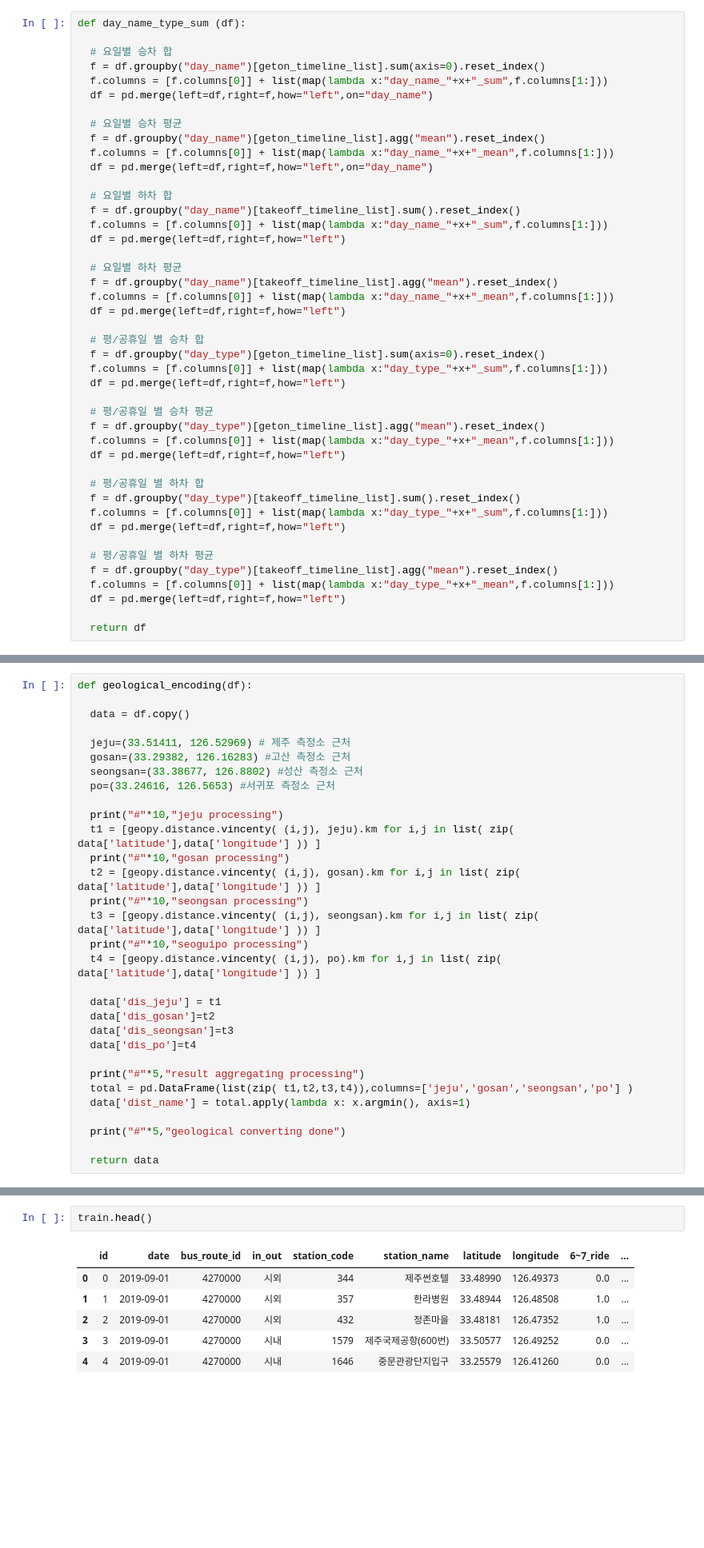
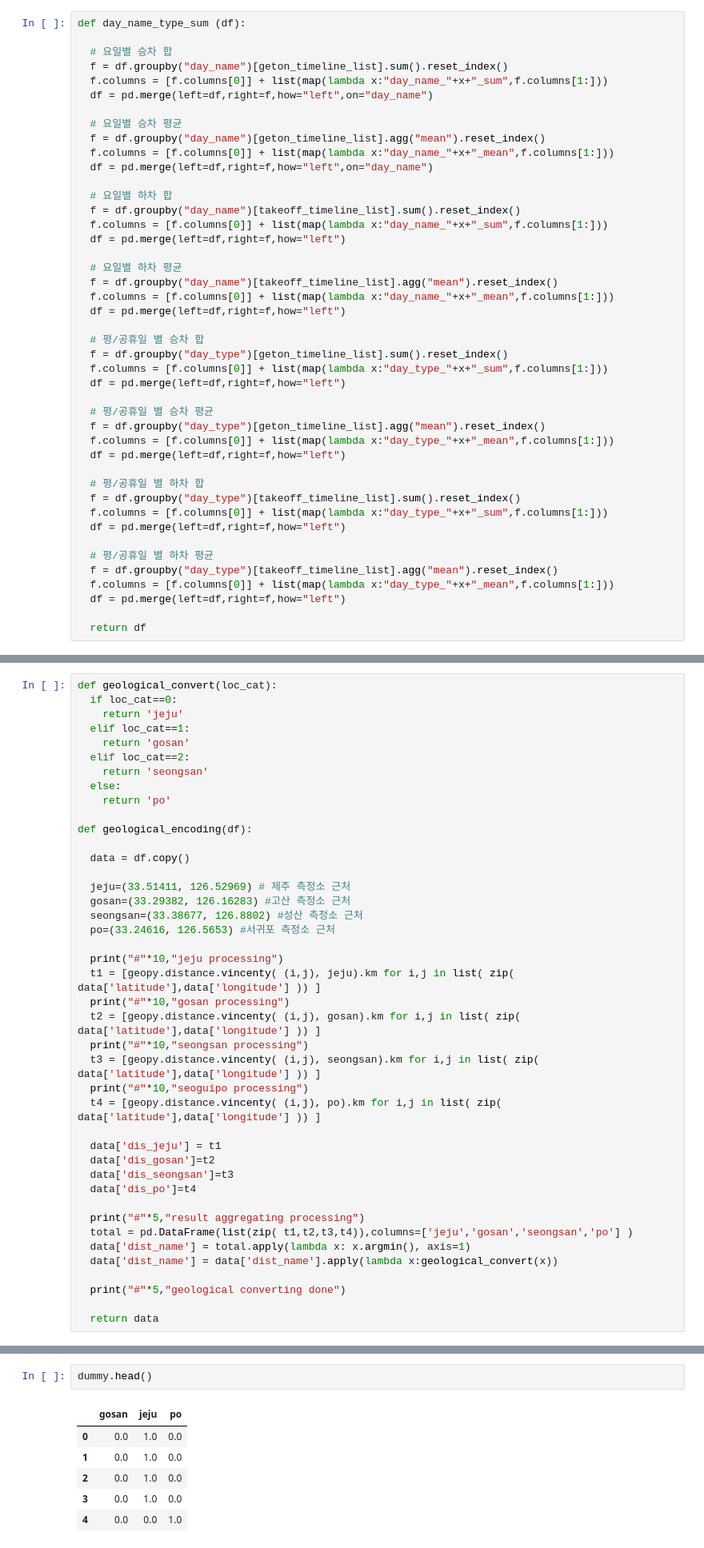
Before and after one commit to JerryKwon/Dacon_Supporters_1st, a Jupyter notebook: submissions/3rd_week/[데이콘 서포터즈 1기_권영인] How much heck the bus is in jeju than seoul_3rd week.ipynb, the cells around one changed output, grey strips where cells are left out. Shown: that part at 80% size. Saved outputs shown, nothing was run; the diff lists cells and outputs as text; blank space fills up the shorter version.

```diff
--- a/submissions/3rd_week/[데이콘 서포터즈 1기_권영인] How much heck the bus is in jeju than seoul_3rd week.ipynb
+++ b/submissions/3rd_week/[데이콘 서포터즈 1기_권영인] How much heck the bus is in jeju than seoul_3rd week.ipynb
@@ -310,7 +305,7 @@ takeoff_timeline_list = train.columns[14:20]
 def day_name_type_sum (df):
 
   # 요일별 승차 합
-  f = df.groupby("day_name")[geton_timeline_list].sum(axis=0).reset_index()
+  f = df.groupby("day_name")[geton_timeline_list].sum().reset_index()
   f.columns = [f.columns[0]] + list(map(lambda x:"day_name_"+x+"_sum",f.columns[1:]))
   df = pd.merge(left=df,right=f,how="left",on="day_name")
 
@@ -330,7 +325,7 @@ def day_name_type_sum (df):
   df = pd.merge(left=df,right=f,how="left")
 
   # 평/공휴일 별 승차 합
-  f = df.groupby("day_type")[geton_timeline_list].sum(axis=0).reset_index()
+  f = df.groupby("day_type")[geton_timeline_list].sum().reset_index()
   f.columns = [f.columns[0]] + list(map(lambda x:"day_type_"+x+"_sum",f.columns[1:]))
   df = pd.merge(left=df,right=f,how="left")
 
@@ -390,6 +385,16 @@ test = in_out_bus_ride_takeoff_mean_sum(test)
 # %% [markdown]
 ##### 좌표데이터를 이용한 변수
 # %%
+def geological_convert(loc_cat):
+  if loc_cat==0:
+    return 'jeju'
+  elif loc_cat==1:
+    return 'gosan'
+  elif loc_cat==2:
+    return 'seongsan'
+  else:
+    return 'po'
+
 def geological_encoding(df):
 
   data = df.copy()
@@ -416,6 +421,7 @@ def geological_encoding(df):
   print("#"*5,"result aggregating processing")
   total = pd.DataFrame(list(zip( t1,t2,t3,t4)),columns=['jeju','gosan','seongsan','po'] )
   data['dist_name'] = total.apply(lambda x: x.argmin(), axis=1)
+  data['dist_name'] = data['dist_name'].apply(lambda x:geological_convert(x))
 
   print("#"*5,"geological converting done")
 
@@ -457,14 +463,14 @@ dummy = pd.DataFrame(encoded_day_type.todense(),columns=map(lambda x:x[3:] ,enco
 dummy = dummy.loc[:,dummy.columns[:-1]]
 test = pd.concat([test,dummy],axis=1)
 # %%
-train.head()
+dummy.head()
 # %% [output]
-|  | id | date | bus_route_id | in_out | station_code | station_name | latitude | longitude | 6~7_ride | ... |
-| 0 | 0 | 2019-09-01 | 4270000 | 시외 | 344 | 제주썬호텔 | 33.48990 | 126.49373 | 0.0 | ... |
-| 1 | 1 | 2019-09-01 | 4270000 | 시외 | 357 | 한라병원 | 33.48944 | 126.48508 | 1.0 | ... |
-| 2 | 2 | 2019-09-01 | 4270000 | 시외 | 432 | 정존마을 | 33.48181 | 126.47352 | 1.0 | ... |
-| 3 | 3 | 2019-09-01 | 4270000 | 시내 | 1579 | 제주국제공항(600번) | 33.50577 | 126.49252 | 0.0 | ... |
-| 4 | 4 | 2019-09-01 | 4270000 | 시내 | 1646 | 중문관광단지입구 | 33.25579 | 126.41260 | 0.0 | ... |
+|  | gosan | jeju | po |
+| 0 | 0.0 | 1.0 | 0.0 |
+| 1 | 0.0 | 1.0 | 0.0 |
+| 2 | 0.0 | 1.0 | 0.0 |
+| 3 | 0.0 | 1.0 | 0.0 |
+| 4 | 0.0 | 0.0 | 1.0 |
 # %% [markdown]
 ##### 출근 시간의 총 승객 수
 # %%
```
Also changed, not shown: parts of 11 cells of this notebook.
